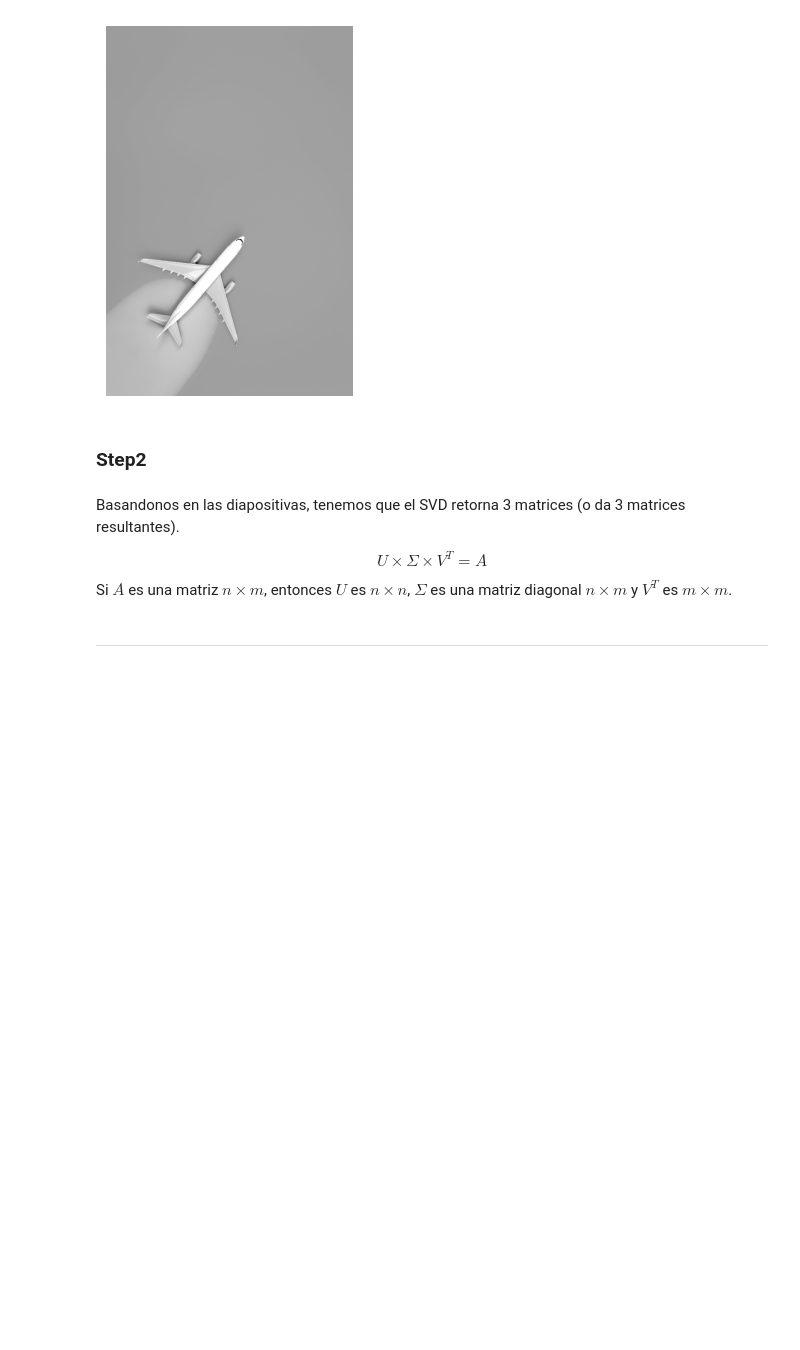
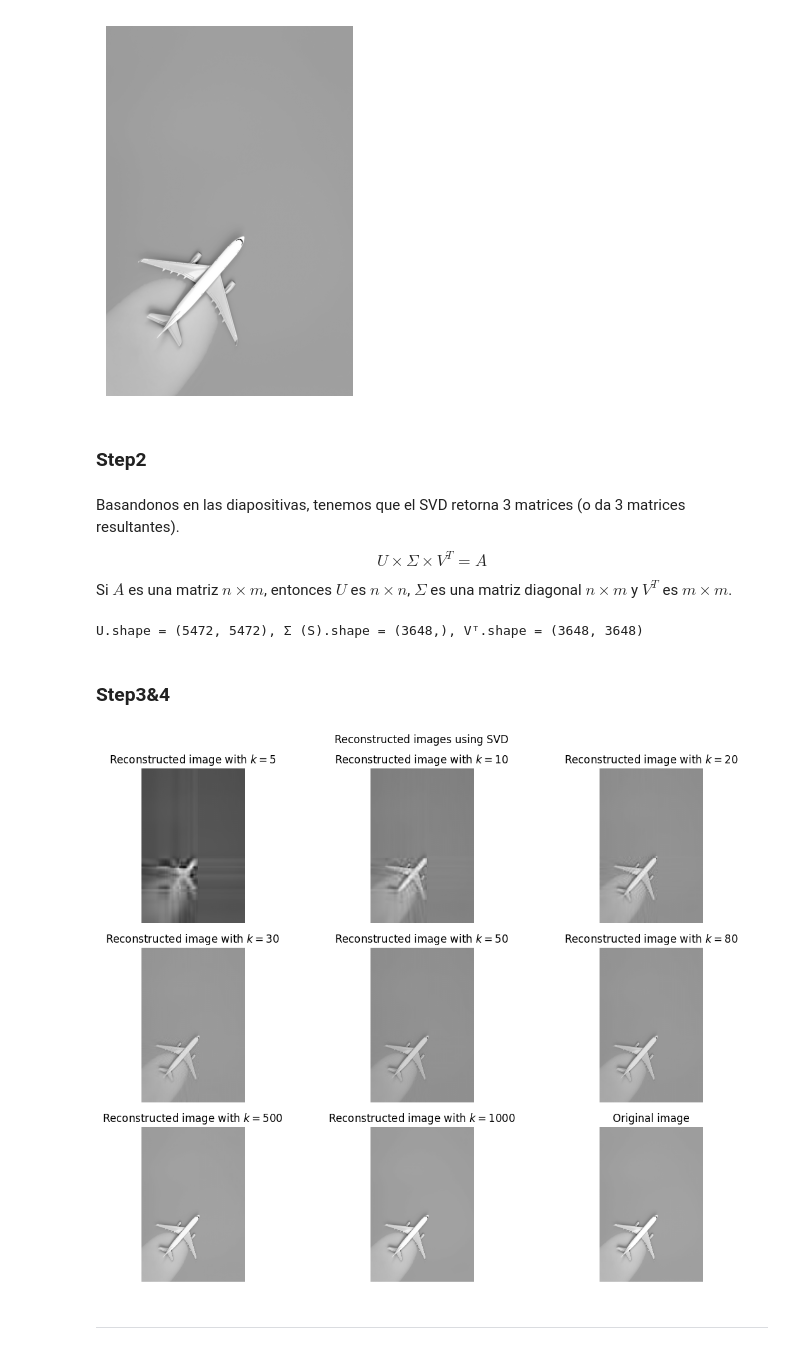
Before and after one commit to JesusPetro/Visi-n-Artificial---2025-2P, a Jupyter notebook: semana 1/T00065696_work1.ipynb, the cells around one changed output. Cells and saved outputs as stored; diff of their text form; code cells hidden in the pictures; blank space fills up the shorter version.

```diff
--- a/semana 1/T00065696_work1.ipynb
+++ b/semana 1/T00065696_work1.ipynb
@@ -356,5 +356,55 @@ Basandonos en las diapositivas, tenemos que el SVD retorna 3 matrices (o da 3 ma
 $$U \times \Sigma \times V^{T} = A$$
 
 Si $A$ es una matriz $n \times m$, entonces $U$ es $n \times n$, $\Sigma$ es una matriz diagonal $n \times m$ y $V^{T}$ es $m \times m$.
+# %%
+U, S, Vt = np.linalg.svd(gray_image)
+print(f'U.shape = {U.shape}, Σ (S).shape = {S.shape}, Vᵀ.shape = {Vt.shape}')
+# %% [output]
+U.shape = (5472, 5472), Σ (S).shape = (3648,), Vᵀ.shape = (3648, 3648)
+# %% [markdown]
+### **Step3&4**
+# %%
+def reconstruct_image(u: np.ndarray, s: np.ndarray, vt: np.ndarray, k: int) -> np.ndarray:
+    """
+    Reconstruye una imagen usando las primeras k componentes de su SVD.
+
+    Parámetros:
+    u  -- Matriz U de la SVD
+    s  -- Valores singulares (vector 1D)
+    vt -- Matriz V^T de la SVD
+    k  -- Número de componentes singulares a usar
+
+    Retorna:
+    Imagen reconstruida (np.ndarray)
+    """
+    # Matriz diagonal S_k con los primeros k valores singulares
+    S_k = np.diag(s[:k])
+
+    # Usar solo las primeras k columnas/filas de U y V^T
+    U_k = u[:, :k]
+    VT_k = vt[:k, :]
+
+    # Reconstrucción: U_k * S_k * VT_k
+    return np.dot(U_k, np.dot(S_k, VT_k))
+# %%
+fig, axes = plt.subplots(3, 3, figsize=(16, 9))
+
+k = [5, 10, 20, 30, 50, 80, 500, 1000, 3000]
+
+for k_i, ax in zip(k, axes.flat):
+    reconstructed_i = reconstruct_image(U, S, Vt, k_i)
+    ax.imshow(reconstructed_i, cmap="gray")
+    ax.set_title(f"Reconstructed image with $k={k_i}$")
+    ax.axis("off")
+
+axes[2, 2].set_title("Original image")
+
+fig.tight_layout()
+fig.suptitle("Reconstructed images using SVD")
+fig.tight_layout()
+
+plt.show()
+# %% [output]
+[figure, added]
 # %% [markdown]
 ---
```
